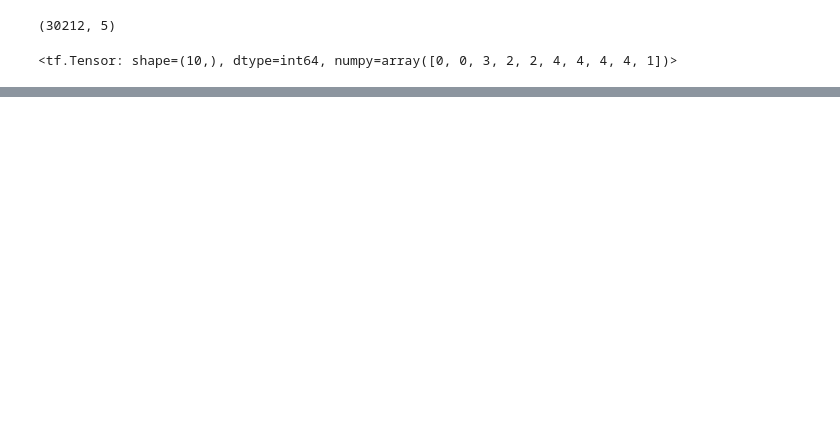
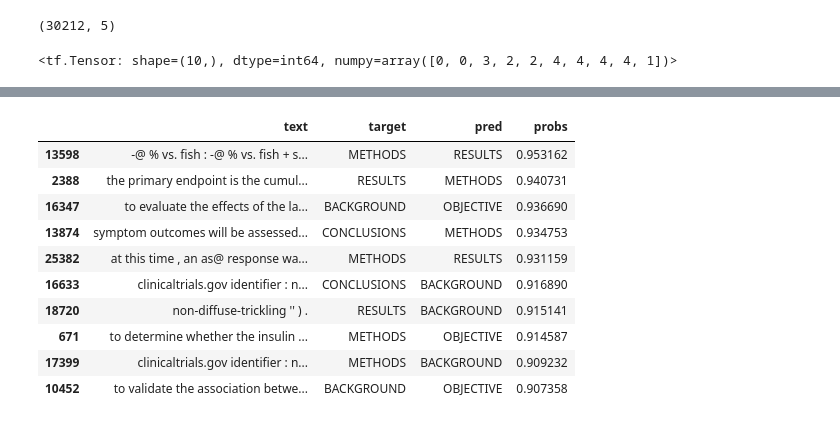
Before and after one commit to pawelkiszczak/tensorflow, a Jupyter notebook: colab_notebooks/09_mlp_milestone_project_2_skimlit.ipynb, the cells around one changed output, grey strips where cells are left out. Saved outputs shown, nothing was run; the diff lists cells and outputs as text; code cells hidden in the pictures; blank space fills up the shorter version.

```diff
--- a/colab_notebooks/09_mlp_milestone_project_2_skimlit.ipynb
+++ b/colab_notebooks/09_mlp_milestone_project_2_skimlit.ipynb
@@ -1457,0 +1542,12 @@ model_5_results
+# %%
+# Create a tf.data Dataset for test data to evaluate the model on it
+test_char_token_pos_data = tf.data.Dataset.from_tensor_slices((test_line_numbers_one_hot,
+                                                               test_total_lines_one_hot,
+                                                               test_sentences,
+                                                               test_chars))
+test_char_token_pos_labels = tf.data.Dataset.from_tensor_slices(test_labels_one_hot)
+test_char_token_pos_dataset = tf.data.Dataset.zip((test_char_token_pos_data,
+                                                   test_char_token_pos_labels))
+test_char_token_pos_dataset = test_char_token_pos_dataset.batch(32).prefetch(tf.data.AUTOTUNE)
+
+test_char_token_pos_dataset
@@ -1457,0 +1562,5 @@ model_5_results
+# %%
+# Make predictions on test dataset
+model_5_test_pred_probs = model_5.predict(test_char_token_pos_dataset)
+model_5_test_preds = tf.argmax(model_5_test_pred_probs, axis=1)
+model_5_test_preds[:10]
@@ -1457,0 +1582,9 @@ model_5_results
+# %%
+# Creating a new DataFrame with necessary data
+test_df_results = pd.DataFrame({'text': test_df['text'],
+                                'target': test_df['target'],
+                                'pred': class_names[model_5_test_preds],
+                                'probs': tf.math.reduce_max(model_5_test_pred_probs,
+                                                            axis=1)})
+
+test_df_results.head()
@@ -1457,0 +1598,18 @@ model_5_results
+# %%
+# Finding most wrong predictions
+most_wrong = test_df_results[test_df_results['target']!=test_df_results['pred']].sort_values('probs', ascending=False)
+# %%
+# Print TOP10 most wrong predictions
+most_wrong[:10] # these are the FP - False Positives
+# %% [output]
+|  | text | target | pred | probs |
+| 13598 | -@ % vs. fish : -@ % vs. fish + s... | METHODS | RESULTS | 0.953162 |
+| 2388 | the primary endpoint is the cumul... | RESULTS | METHODS | 0.940731 |
+| 16347 | to evaluate the effects of the la... | BACKGROUND | OBJECTIVE | 0.936690 |
+| 13874 | symptom outcomes will be assessed... | CONCLUSIONS | METHODS | 0.934753 |
+| 25382 | at this time , an as@ response wa... | METHODS | RESULTS | 0.931159 |
+| 16633 | clinicaltrials.gov identifier : n... | CONCLUSIONS | BACKGROUND | 0.916890 |
+| 18720 | non-diffuse-trickling '' ) . | RESULTS | BACKGROUND | 0.915141 |
+| 671 | to determine whether the insulin ... | METHODS | OBJECTIVE | 0.914587 |
+| 17399 | clinicaltrials.gov identifier : n... | METHODS | BACKGROUND | 0.909232 |
+| 10452 | to validate the association betwe... | BACKGROUND | OBJECTIVE | 0.907358 |
```
Also changed, not shown: parts of 68 cells of this notebook.
